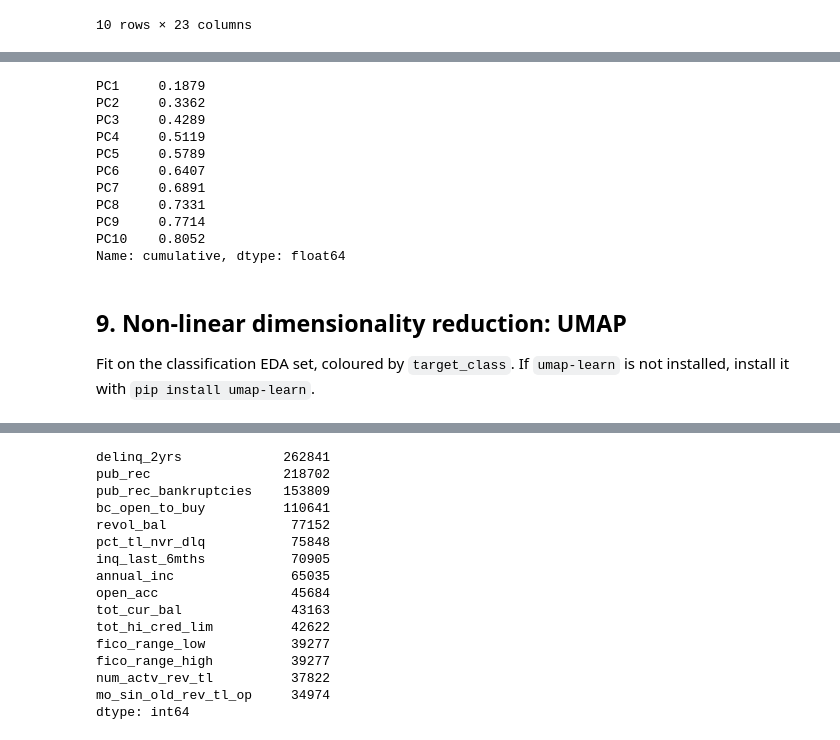
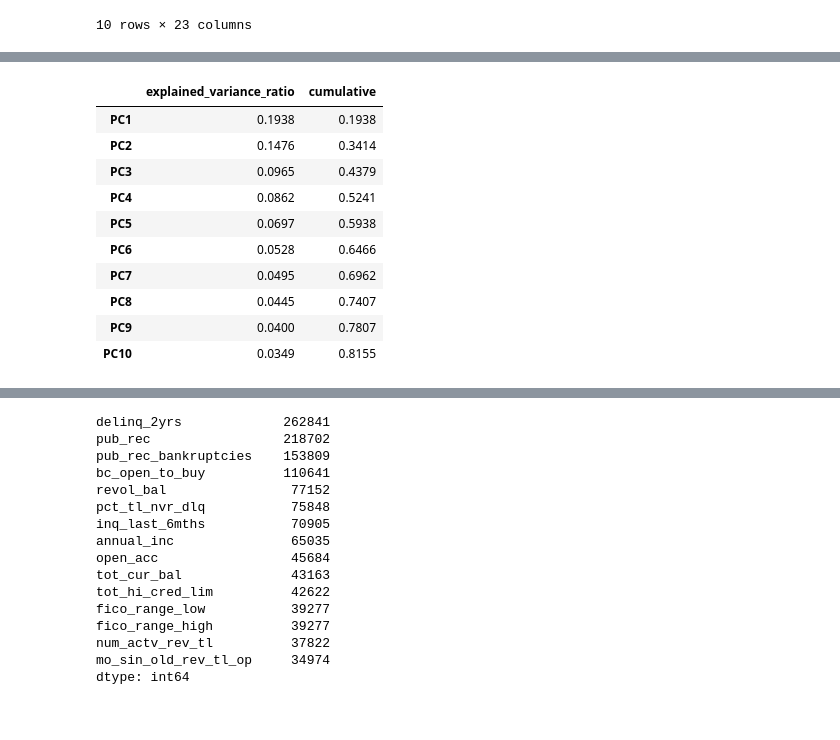
Before and after one commit to JoaoCatanho/Project_Ciencias_Dados, a Jupyter notebook: notebooks/03_eda.ipynb, the cells around one changed output, grey strips where cells are left out. Saved outputs shown, nothing was run; the diff lists cells and outputs as text; code cells hidden in the pictures.

```diff
--- a/notebooks/03_eda.ipynb
+++ b/notebooks/03_eda.ipynb
@@ -233,31 +267,33 @@ projection, loadings table.
+# %%
+pca_info = run_pca(
+    eda_reg, EDA_PREDICTORS_REG,      # predictors only — target excluded
+    out_dir=OUT_FIG / 'pca',
+    n_components=10,
+    sample_n=50000,
+    seed=42,
+)
 # %%
-pca_info = run_pca(
-    eda_reg, EDA_NUMERIC_REG,
-    out_dir=OUT_FIG / 'pca',
-    n_components=10,
-    sample_n=50000,
-    seed=42,
+evr = pd.Series(
+    pca_info['explained_variance_ratio'],
+    index=[f'PC{i+1}' for i in range(len(pca_info['explained_variance_ratio']))],
+    name='explained_variance_ratio',
 )
-pd.Series(pca_info['explained_variance_ratio'],
-          index=[f'PC{i+1}' for i in range(len(pca_info['explained_variance_ratio']))],
-          name='explained_variance_ratio').to_csv(OUT_TABLES / 'pca_explained_variance.csv')
-pd.Series(pca_info['cumulative'],
-          index=[f'PC{i+1}' for i in range(len(pca_info['cumulative']))],
-          name='cumulative').round(4)
+cum = pd.Series(
+    pca_info['cumulative'],
+    index=evr.index, name='cumulative',
+)
+pca_table = pd.concat([evr, cum], axis=1).round(4)
+pca_table.to_csv(OUT_TABLES / 'pca_explained_variance.csv')
+pca_table
 # %% [output]
-PC1     0.1879
-PC2     0.3362
-PC3     0.4289
-PC4     0.5119
-PC5     0.5789
-PC6     0.6407
-PC7     0.6891
-PC8     0.7331
-PC9     0.7714
-PC10    0.8052
-Name: cumulative, dtype: float64
+|  | explained_variance_ratio | cumulative |
+| PC1 | 0.1938 | 0.1938 |
+| PC2 | 0.1476 | 0.3414 |
+| PC3 | 0.0965 | 0.4379 |
+| PC4 | 0.0862 | 0.5241 |
+| PC5 | 0.0697 | 0.5938 |
+| PC6 | 0.0528 | 0.6466 |
+| PC7 | 0.0495 | 0.6962 |
+| PC8 | 0.0445 | 0.7407 |
+| PC9 | 0.0400 | 0.7807 |
+| PC10 | 0.0349 | 0.8155 |
-# %% [markdown]
-## 9. Non-linear dimensionality reduction: UMAP
-
-Fit on the classification EDA set, coloured by `target_class`. If `umap-learn`
-is not installed, install it with `pip install umap-learn`.
```
Also changed, not shown: parts of 26 cells of this notebook, 2 other files.
